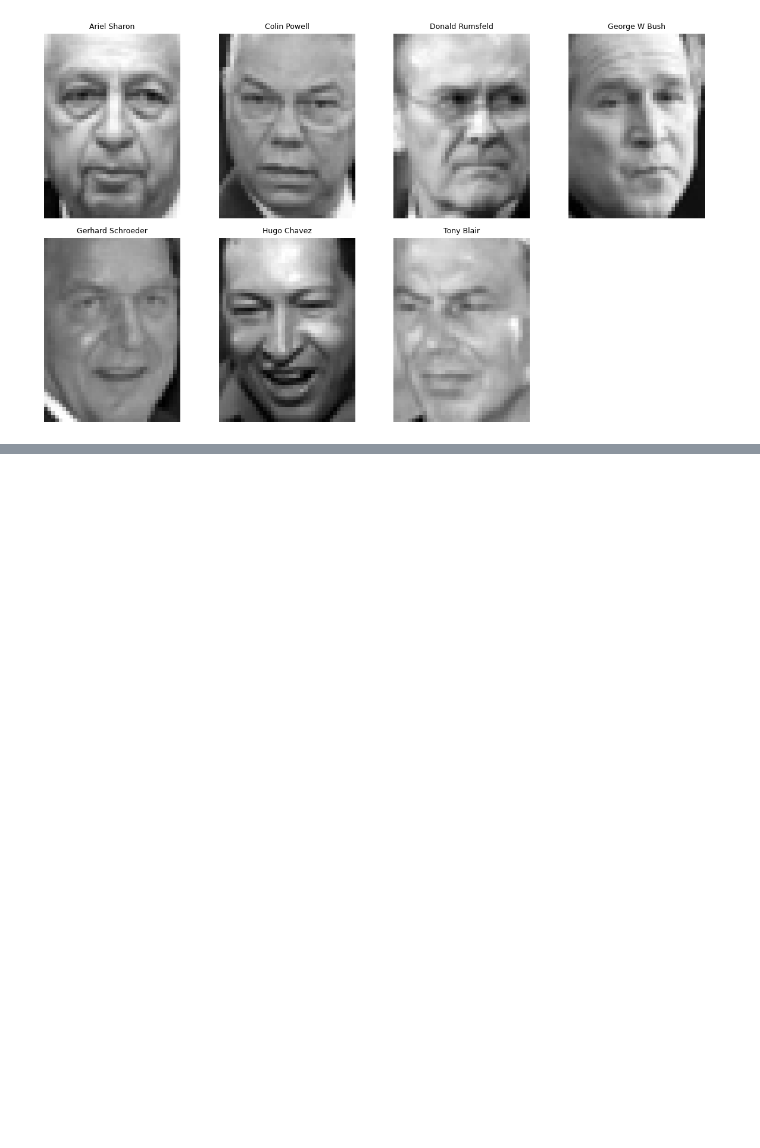
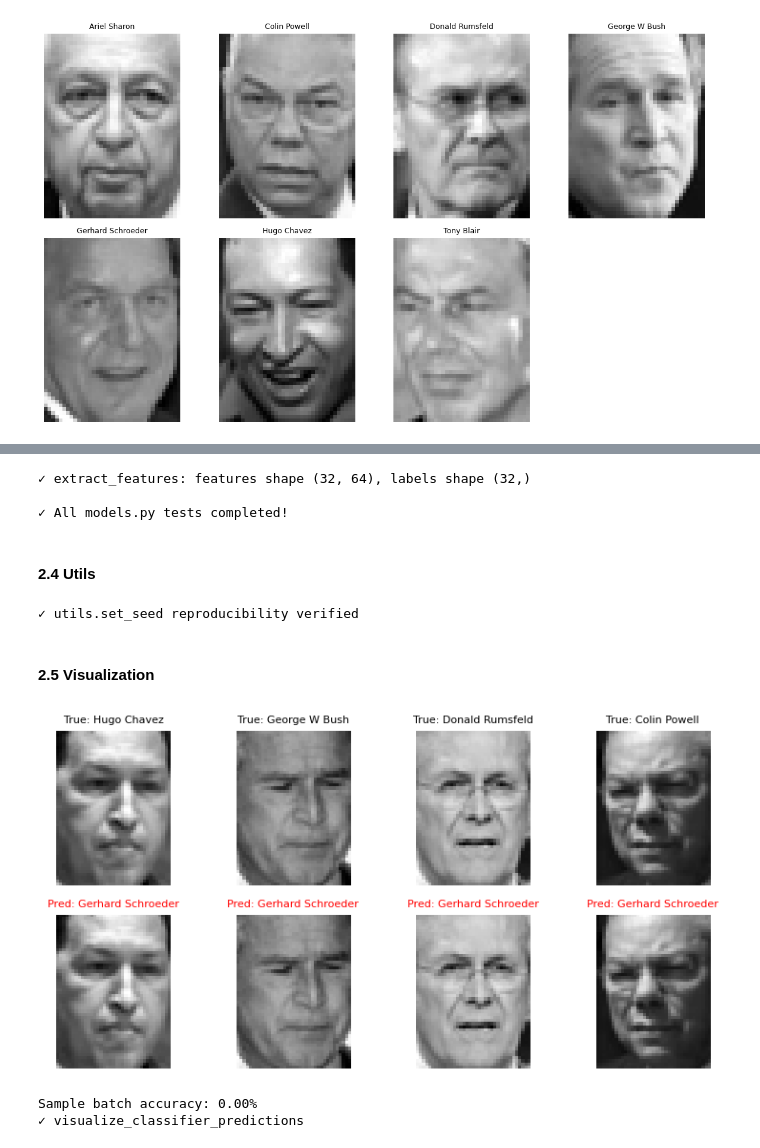
Before and after one commit to Malav786/pai, a Jupyter notebook: notebooks/module_testing.ipynb, the cells around one changed output, grey strips where cells are left out. Saved outputs shown, nothing was run; the diff lists cells and outputs as text; code cells hidden in the pictures; blank space fills up the shorter version.

```diff
--- a/notebooks/module_testing.ipynb
+++ b/notebooks/module_testing.ipynb
@@ -99,0 +199,20 @@ loader.show_distinct_people(n_cols=4, seed=42)
+# %%
+# Test train_classifier
+from finalproject.data import NumpyFaceDataset
+
+train_ds_clf = NumpyFaceDataset(X_train[:64], y_train[:64], transform=transforms.ToTensor())
+val_ds_clf = NumpyFaceDataset(X_val[:32], y_val[:32], transform=transforms.ToTensor())
+test_model = SmallCNN(in_channels=1, num_classes=len(target_names), dropout=0.3)
+
+device = 'cuda' if torch.cuda.is_available() else 'cpu'
+trained_model = train_classifier(
+    model=test_model,
+    train_ds=train_ds_clf,
+    val_ds=val_ds_clf,
+    device=device,
+    epochs=2,
+    batch_size=32,
+    patience=10
+)
+
+print("✓ train_classifier")
@@ -99,0 +245,57 @@ loader.show_distinct_people(n_cols=4, seed=42)
+# %%
+# Test extract_features
+test_ds_features = NumpyFaceDataset(X_train[:32], y_train[:32], transform=transforms.ToTensor())
+test_encoder_features = ConvEncoder(latent_dim=latent_dim, in_channels=1)
+
+features, labels = extract_features(test_encoder_features, test_ds_features, device=device)
+
+assert features.shape[0] == len(test_ds_features)
+assert features.shape[1] == latent_dim
+assert len(labels) == len(test_ds_features)
+assert np.array_equal(labels, y_train[:32])
+
+print(f"✓ extract_features: features shape {features.shape}, labels shape {labels.shape}")
+print("\n✓ All models.py tests completed!")
+# %% [output]
+✓ extract_features: features shape (32, 64), labels shape (32,)
+
+✓ All models.py tests completed!
+# %% [markdown]
+#### **2.4 Utils**
+# %%
+# Test utils.set_seed
+set_seed(42)
+
+val_py_1 = py_random.random()
+val_np_1 = np.random.rand()
+val_torch_1 = torch.rand(3)
+
+set_seed(42)
+
+val_py_2 = py_random.random()
+val_np_2 = np.random.rand()
+val_torch_2 = torch.rand(3)
+
+assert val_py_1 == val_py_2
+assert np.isclose(val_np_1, val_np_2)
+assert torch.allclose(val_torch_1, val_torch_2)
+
+print("✓ utils.set_seed reproducibility verified")
+# %% [output]
+✓ utils.set_seed reproducibility verified
+# %% [markdown]
+#### **2.5 Visualization**
+# %%
+# Test visualize_classifier_predictions
+test_ds_viz = NumpyFaceDataset(X_test[:16], y_test[:16], transform=transforms.ToTensor())
+test_model_viz = SmallCNN(in_channels=1, num_classes=len(target_names), dropout=0.3)
+test_model_viz = test_model_viz.to(device)
+test_model_viz.eval()
+
+visualize_classifier_predictions(test_model_viz, test_ds_viz, target_names, device=device, num_images=4)
+
+print("✓ visualize_classifier_predictions")
+# %% [output]
+[figure, added]
+Sample batch accuracy: 0.00%
+✓ visualize_classifier_predictions
```
Also changed, not shown: parts of 39 cells of this notebook, 20 other files.
